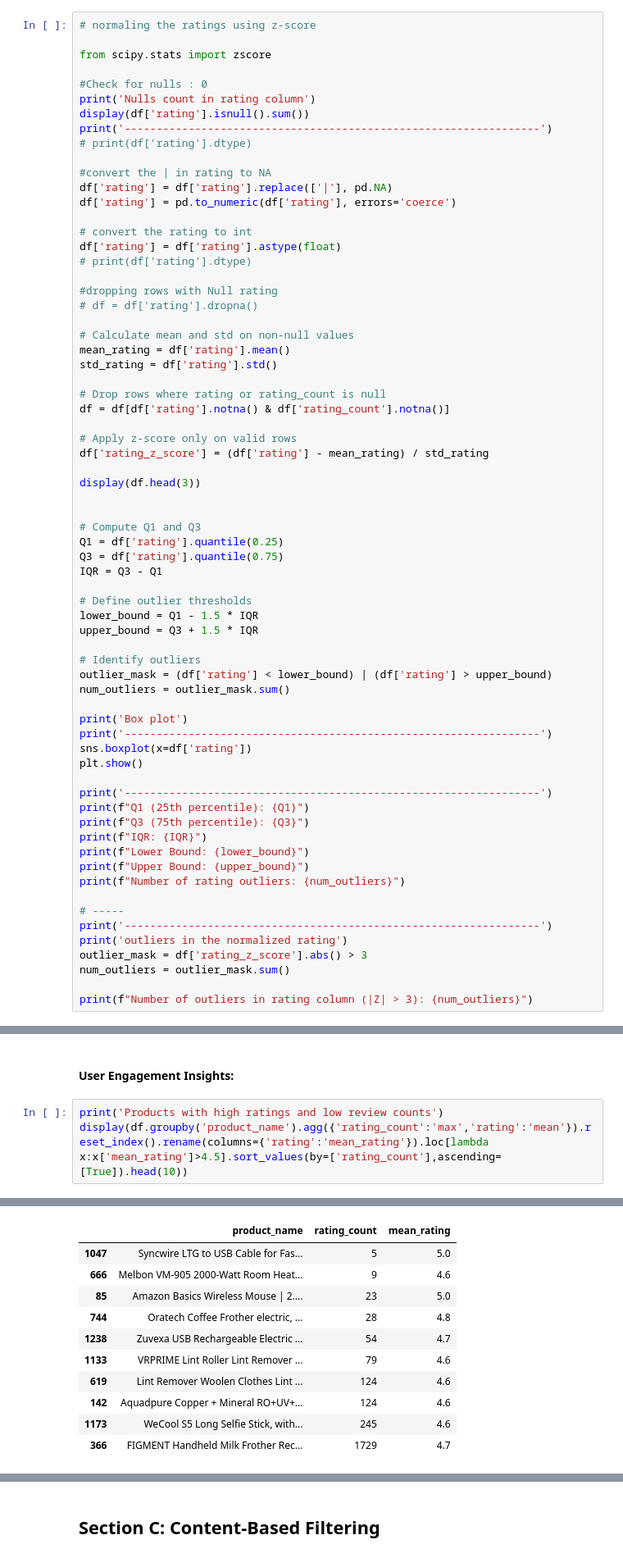
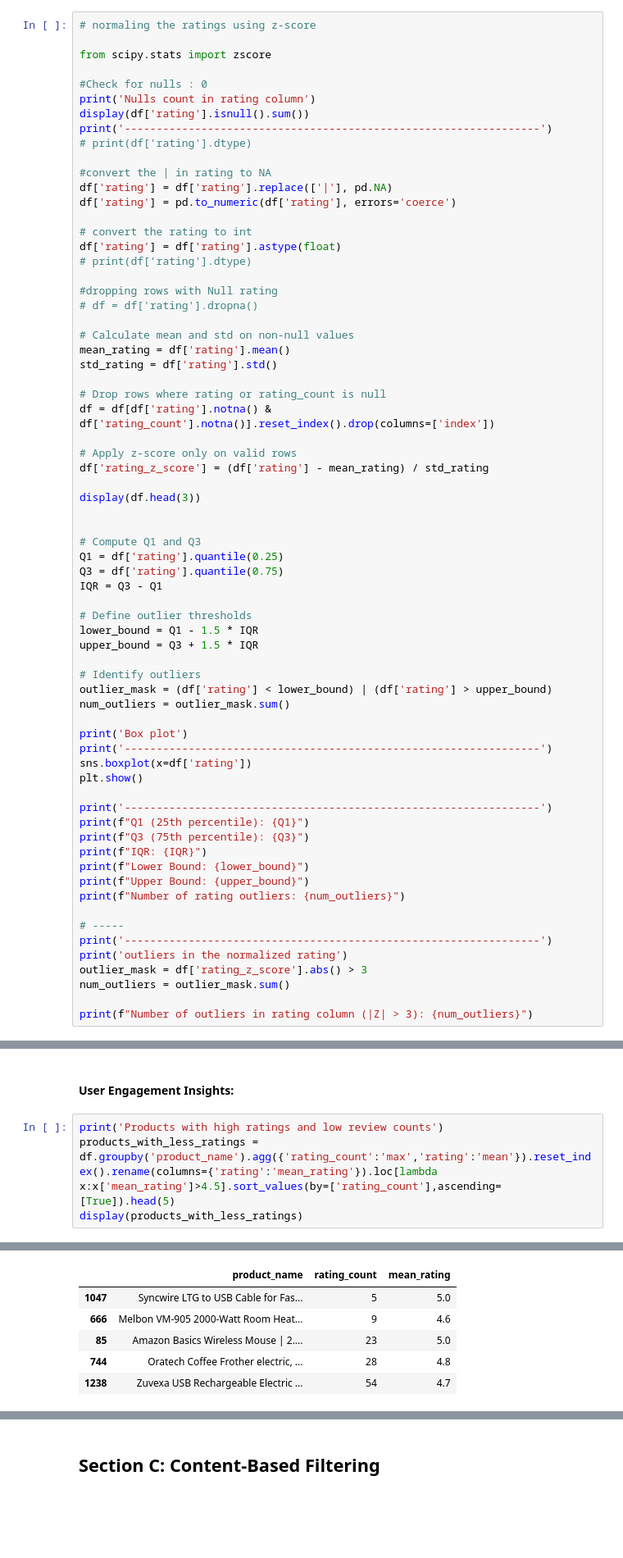
Before and after one commit to nayakrakshith007/Product_Recommendation_System, a Jupyter notebook: Code/Scalar_Product_Recommendation_Sysyem.ipynb, the cells around one changed output, grey strips where cells are left out. Shown at 82% size. Drawn from its saved outputs; the diff is of its cells as text; blank space fills up the shorter version.

```diff
--- a/Code/Scalar_Product_Recommendation_Sysyem.ipynb
+++ b/Code/Scalar_Product_Recommendation_Sysyem.ipynb
@@ -348,7 +348,7 @@ mean_rating = df['rating'].mean()
 std_rating = df['rating'].std()
 
 # Drop rows where rating or rating_count is null
-df = df[df['rating'].notna() & df['rating_count'].notna()]
+df = df[df['rating'].notna() & df['rating_count'].notna()].reset_index().drop(columns=['index'])
 
 # Apply z-score only on valid rows
 df['rating_z_score'] = (df['rating'] - mean_rating) / std_rating
@@ -808,19 +946,15 @@ plt.show()
 #### User Engagement Insights:
 # %%
 print('Products with high ratings and low review counts')
-display(df.groupby('product_name').agg({'rating_count':'max','rating':'mean'}).reset_index().rename(columns={'rating':'mean_rating'}).loc[lambda x:x['mean_rating']>4.5].sort_values(by=['rating_count'],ascending=[True]).head(10))
+products_with_less_ratings = df.groupby('product_name').agg({'rating_count':'max','rating':'mean'}).reset_index().rename(columns={'rating':'mean_rating'}).loc[lambda x:x['mean_rating']>4.5].sort_values(by=['rating_count'],ascending=[True]).head(5)
+display(products_with_less_ratings)
 # %% [output]
 Products with high ratings and low review counts
 |  | product_name | rating_count | mean_rating |
 | 1047 | Syncwire LTG to USB Cable for Fas... | 5 | 5.0 |
 | 666 | Melbon VM-905 2000-Watt Room Heat... | 9 | 4.6 |
 | 85 | Amazon Basics Wireless Mouse | 2.... | 23 | 5.0 |
 | 744 | Oratech Coffee Frother electric, ... | 28 | 4.8 |
 | 1238 | Zuvexa USB Rechargeable Electric ... | 54 | 4.7 |
-| 1133 | VRPRIME Lint Roller Lint Remover ... | 79 | 4.6 |
-| 619 | Lint Remover Woolen Clothes Lint ... | 124 | 4.6 |
-| 142 | Aquadpure Copper + Mineral RO+UV+... | 124 | 4.6 |
-| 1173 | WeCool S5 Long Selfie Stick, with... | 245 | 4.6 |
-| 366 | FIGMENT Handheld Milk Frother Rec... | 1729 | 4.7 |
 # %%
 print('Products with high ratings and high review counts')
```
Also changed, not shown: parts of 30 cells of this notebook.
